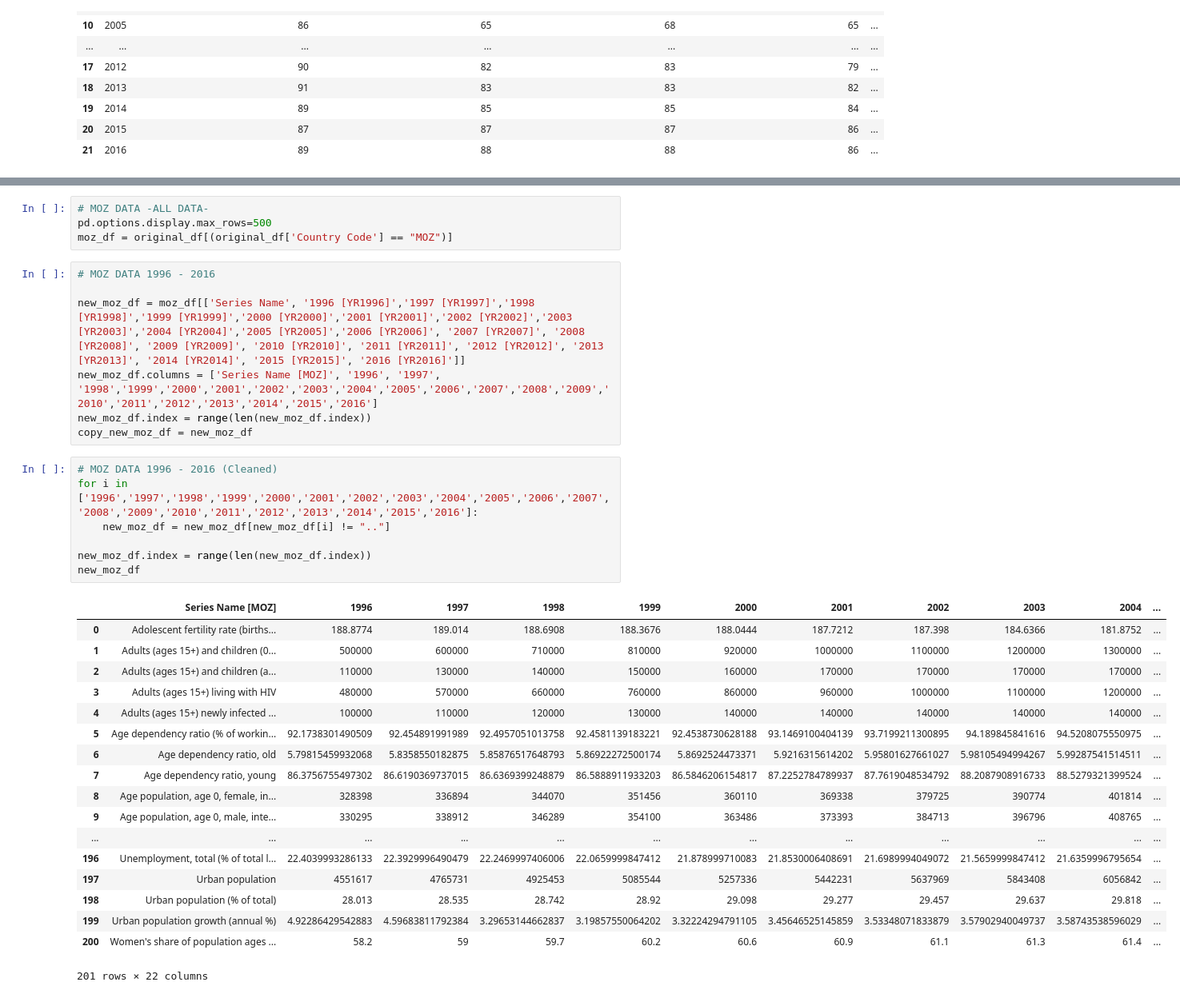
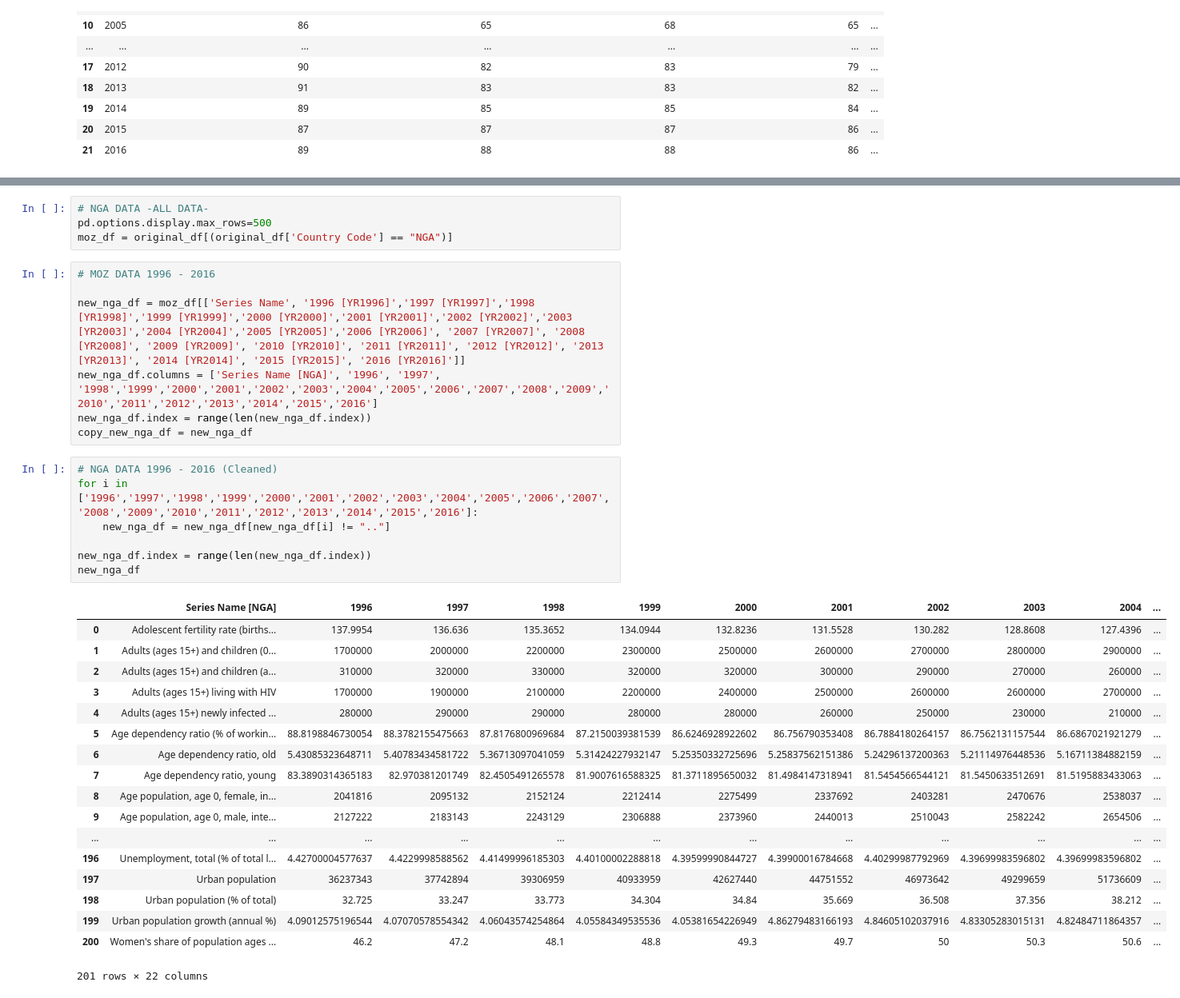
Before and after one commit to tranj8229/dss_sp19, a Jupyter notebook: World_Health_and_Nutrition_Project.ipynb, the cells around one changed output, grey strips where cells are left out. Shown at 80% size. Saved outputs shown, nothing was run; the diff lists cells and outputs as text.

```diff
--- a/World_Health_and_Nutrition_Project.ipynb
+++ b/World_Health_and_Nutrition_Project.ipynb
@@ -264,40 +264,40 @@ plt.show()
 # %% [output]
 [figure]
 # %%
-# MOZ DATA -ALL DATA-
+# NGA DATA -ALL DATA-
 pd.options.display.max_rows=500
-moz_df = original_df[(original_df['Country Code'] == "MOZ")]
+moz_df = original_df[(original_df['Country Code'] == "NGA")]
 # %%
 # MOZ DATA 1996 - 2016
 
-new_moz_df = moz_df[['Series Name', '1996 [YR1996]','1997 [YR1997]','1998 [YR1998]','1999 [YR1999]','2000 [YR2000]','2001 [YR2001]','2002 [YR2002]','2003 [YR2003]','2004 [YR2004]','2005 [YR2005]','2006 [YR2006]', '2007 [YR2007]', '2008 [YR2008]', '2009 [YR2009]', '2010 [YR2010]', '2011 [YR2011]', '2012 [YR2012]', '2013 [YR2013]', '2014 [YR2014]', '2015 [YR2015]', '2016 [YR2016]']]
-new_moz_df.columns = ['Series Name [MOZ]', '1996', '1997', '1998','1999','2000','2001','2002','2003','2004','2005','2006','2007','2008','2009','2010','2011','2012','2013','2014','2015','2016']
-new_moz_df.index = range(len(new_moz_df.index))
-copy_new_moz_df = new_moz_df
+new_nga_df = moz_df[['Series Name', '1996 [YR1996]','1997 [YR1997]','1998 [YR1998]','1999 [YR1999]','2000 [YR2000]','2001 [YR2001]','2002 [YR2002]','2003 [YR2003]','2004 [YR2004]','2005 [YR2005]','2006 [YR2006]', '2007 [YR2007]', '2008 [YR2008]', '2009 [YR2009]', '2010 [YR2010]', '2011 [YR2011]', '2012 [YR2012]', '2013 [YR2013]', '2014 [YR2014]', '2015 [YR2015]', '2016 [YR2016]']]
+new_nga_df.columns = ['Series Name [NGA]', '1996', '1997', '1998','1999','2000','2001','2002','2003','2004','2005','2006','2007','2008','2009','2010','2011','2012','2013','2014','2015','2016']
+new_nga_df.index = range(len(new_nga_df.index))
+copy_new_nga_df = new_nga_df
 # %%
-# MOZ DATA 1996 - 2016 (Cleaned)
+# NGA DATA 1996 - 2016 (Cleaned)
 for i in ['1996','1997','1998','1999','2000','2001','2002','2003','2004','2005','2006','2007','2008','2009','2010','2011','2012','2013','2014','2015','2016']:
-    new_moz_df = new_moz_df[new_moz_df[i] != ".."]
+    new_nga_df = new_nga_df[new_nga_df[i] != ".."]
 
-new_moz_df.index = range(len(new_moz_df.index))
-new_moz_df
+new_nga_df.index = range(len(new_nga_df.index))
+new_nga_df
 # %% [output]
-|  | Series Name [MOZ] | 1996 | 1997 | 1998 | 1999 | 2000 | 2001 | 2002 | 2003 | 2004 | ... |
-| 0 | Adolescent fertility rate (births... | 188.8774 | 189.014 | 188.6908 | 188.3676 | 188.0444 | 187.7212 | 187.398 | 184.6366 | 181.8752 | ... |
-| 1 | Adults (ages 15+) and children (0... | 500000 | 600000 | 710000 | 810000 | 920000 | 1000000 | 1100000 | 1200000 | 1300000 | ... |
-| 2 | Adults (ages 15+) and children (a... | 110000 | 130000 | 140000 | 150000 | 160000 | 170000 | 170000 | 170000 | 170000 | ... |
-| 3 | Adults (ages 15+) living with HIV | 480000 | 570000 | 660000 | 760000 | 860000 | 960000 | 1000000 | 1100000 | 1200000 | ... |
-| 4 | Adults (ages 15+) newly infected ... | 100000 | 110000 | 120000 | 130000 | 140000 | 140000 | 140000 | 140000 | 140000 | ... |
-| 5 | Age dependency ratio (% of workin... | 92.1738301490509 | 92.454891991989 | 92.4957051013758 | 92.4581139183221 | 92.4538730628188 | 93.1469100404139 | 93.7199211300895 | 94.189845841616 | 94.5208075550975 | ... |
-| 6 | Age dependency ratio, old | 5.79815459932068 | 5.8358550182875 | 5.85876517648793 | 5.86922272500174 | 5.8692524473371 | 5.9216315614202 | 5.95801627661027 | 5.98105494994267 | 5.99287541514511 | ... |
-| 7 | Age dependency ratio, young | 86.3756755497302 | 86.6190369737015 | 86.6369399248879 | 86.5888911933203 | 86.5846206154817 | 87.2252784789937 | 87.7619048534792 | 88.2087908916733 | 88.5279321399524 | ... |
-| 8 | Age population, age 0, female, in... | 328398 | 336894 | 344070 | 351456 | 360110 | 369338 | 379725 | 390774 | 401814 | ... |
-| 9 | Age population, age 0, male, inte... | 330295 | 338912 | 346289 | 354100 | 363486 | 373393 | 384713 | 396796 | 408765 | ... |
+|  | Series Name [NGA] | 1996 | 1997 | 1998 | 1999 | 2000 | 2001 | 2002 | 2003 | 2004 | ... |
+| 0 | Adolescent fertility rate (births... | 137.9954 | 136.636 | 135.3652 | 134.0944 | 132.8236 | 131.5528 | 130.282 | 128.8608 | 127.4396 | ... |
+| 1 | Adults (ages 15+) and children (0... | 1700000 | 2000000 | 2200000 | 2300000 | 2500000 | 2600000 | 2700000 | 2800000 | 2900000 | ... |
+| 2 | Adults (ages 15+) and children (a... | 310000 | 320000 | 330000 | 320000 | 320000 | 300000 | 290000 | 270000 | 260000 | ... |
+| 3 | Adults (ages 15+) living with HIV | 1700000 | 1900000 | 2100000 | 2200000 | 2400000 | 2500000 | 2600000 | 2600000 | 2700000 | ... |
+| 4 | Adults (ages 15+) newly infected ... | 280000 | 290000 | 290000 | 280000 | 280000 | 260000 | 250000 | 230000 | 210000 | ... |
+| 5 | Age dependency ratio (% of workin... | 88.8198846730054 | 88.3782155475663 | 87.8176800969684 | 87.2150039381539 | 86.6246928922602 | 86.756790353408 | 86.7884180264157 | 86.7562131157544 | 86.6867021921279 | ... |
+| 6 | Age dependency ratio, old | 5.43085323648711 | 5.40783434581722 | 5.36713097041059 | 5.31424227932147 | 5.25350332725696 | 5.25837562151386 | 5.24296137200363 | 5.21114976448536 | 5.16711384882159 | ... |
+| 7 | Age dependency ratio, young | 83.3890314365183 | 82.970381201749 | 82.4505491265578 | 81.9007616588325 | 81.3711895650032 | 81.4984147318941 | 81.5454566544121 | 81.5450633512691 | 81.5195883433063 | ... |
+| 8 | Age population, age 0, female, in... | 2041816 | 2095132 | 2152124 | 2212414 | 2275499 | 2337692 | 2403281 | 2470676 | 2538037 | ... |
+| 9 | Age population, age 0, male, inte... | 2127222 | 2183143 | 2243129 | 2306888 | 2373960 | 2440013 | 2510043 | 2582242 | 2654506 | ... |
 | ... | ... | ... | ... | ... | ... | ... | ... | ... | ... | ... | ... |
-| 196 | Unemployment, total (% of total l... | 22.4039993286133 | 22.3929996490479 | 22.2469997406006 | 22.0659999847412 | 21.878999710083 | 21.8530006408691 | 21.6989994049072 | 21.5659999847412 | 21.6359996795654 | ... |
-| 197 | Urban population | 4551617 | 4765731 | 4925453 | 5085544 | 5257336 | 5442231 | 5637969 | 5843408 | 6056842 | ... |
-| 198 | Urban population (% of total) | 28.013 | 28.535 | 28.742 | 28.92 | 29.098 | 29.277 | 29.457 | 29.637 | 29.818 | ... |
-| 199 | Urban population growth (annual %) | 4.92286429542883 | 4.59683811792384 | 3.29653144662837 | 3.19857550064202 | 3.32224294791105 | 3.45646525145859 | 3.53348071833879 | 3.57902940049737 | 3.58743538596029 | ... |
-| 200 | Women's share of population ages ... | 58.2 | 59 | 59.7 | 60.2 | 60.6 | 60.9 | 61.1 | 61.3 | 61.4 | ... |
+| 196 | Unemployment, total (% of total l... | 4.42700004577637 | 4.4229998588562 | 4.41499996185303 | 4.40100002288818 | 4.39599990844727 | 4.39900016784668 | 4.40299987792969 | 4.39699983596802 | 4.39699983596802 | ... |
+| 197 | Urban population | 36237343 | 37742894 | 39306959 | 40933959 | 42627440 | 44751552 | 46973642 | 49299659 | 51736609 | ... |
+| 198 | Urban population (% of total) | 32.725 | 33.247 | 33.773 | 34.304 | 34.84 | 35.669 | 36.508 | 37.356 | 38.212 | ... |
+| 199 | Urban population growth (annual %) | 4.09012575196544 | 4.07070578554342 | 4.06043574254864 | 4.05584349535536 | 4.05381654226949 | 4.86279483166193 | 4.84605102037916 | 4.83305283015131 | 4.82484711864357 | ... |
+| 200 | Women's share of population ages ... | 46.2 | 47.2 | 48.1 | 48.8 | 49.3 | 49.7 | 50 | 50.3 | 50.6 | ... |
 201 rows × 22 columns
 # %%
```
Also changed, not shown: parts of 3 cells of this notebook.
